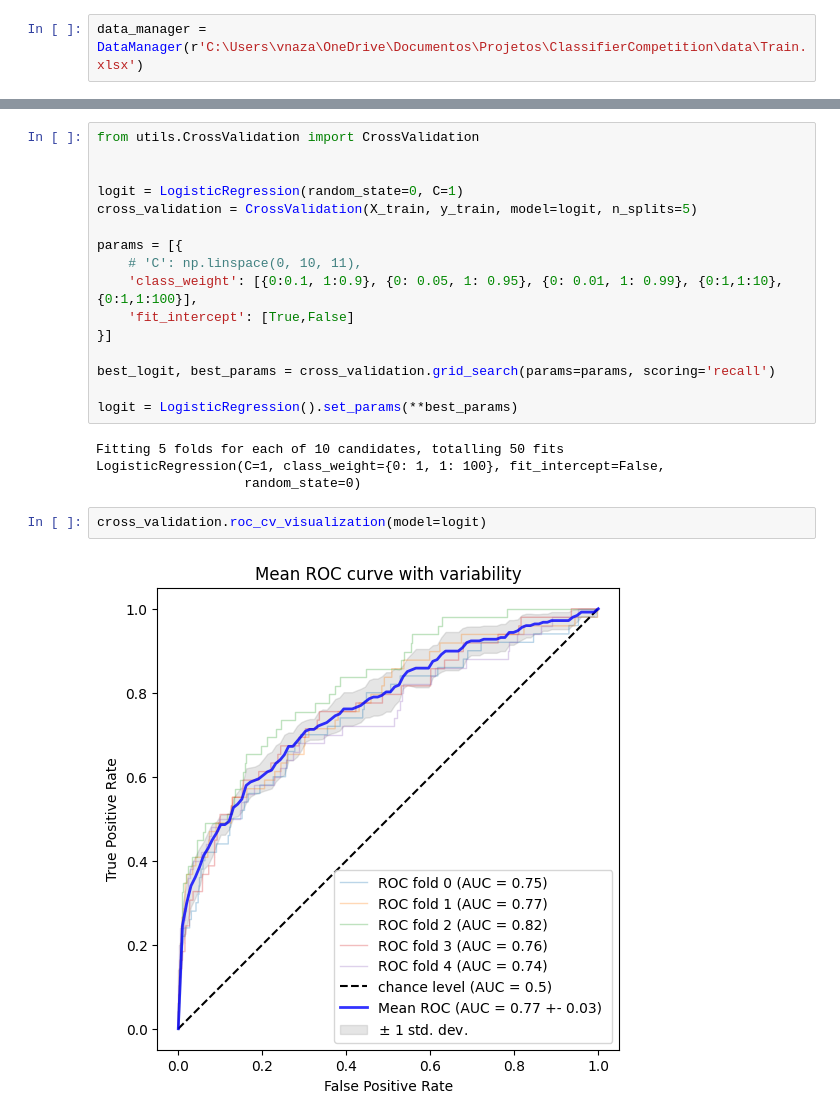
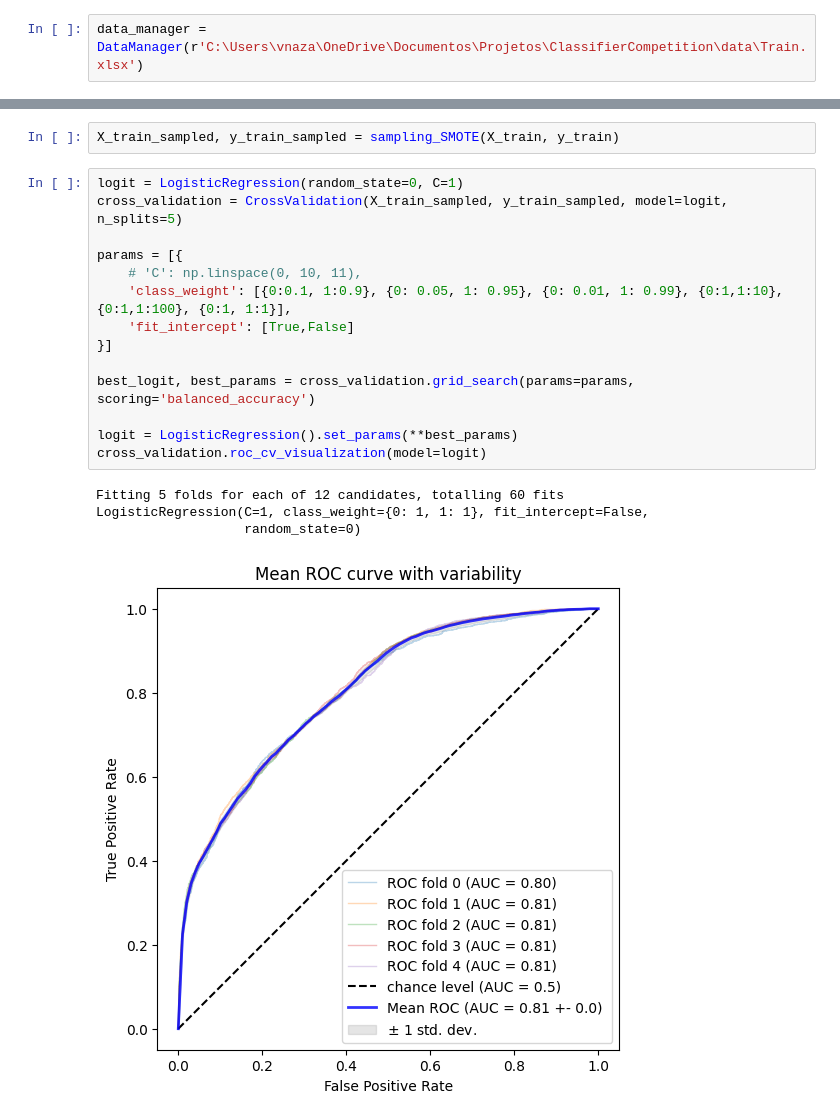
Before and after one commit to ViniNazato/ClassifierCompetition, a Jupyter notebook: models/LogisticRegression.ipynb, the cells around one changed output, grey strips where cells are left out. Saved outputs shown, nothing was run; the diff lists cells and outputs as text.

Commit message:
added new models

```diff
--- a/models/LogisticRegression.ipynb
+++ b/models/LogisticRegression.ipynb
@@ -27,27 +25,24 @@ Class
 0    99.785145
 1     0.214855
 Name: proportion, dtype: float64
+# %%
+X_train_sampled, y_train_sampled = sampling_SMOTE(X_train, y_train)
 # %%
-from utils.CrossValidation import CrossValidation
-
-
 logit = LogisticRegression(random_state=0, C=1)
-cross_validation = CrossValidation(X_train, y_train, model=logit, n_splits=5)
+cross_validation = CrossValidation(X_train_sampled, y_train_sampled, model=logit, n_splits=5)
 
 params = [{
     # 'C': np.linspace(0, 10, 11),
-    'class_weight': [{0:0.1, 1:0.9}, {0: 0.05, 1: 0.95}, {0: 0.01, 1: 0.99}, {0:1,1:10}, {0:1,1:100}],
+    'class_weight': [{0:0.1, 1:0.9}, {0: 0.05, 1: 0.95}, {0: 0.01, 1: 0.99}, {0:1,1:10}, {0:1,1:100}, {0:1, 1:1}],
     'fit_intercept': [True,False]
 }]
 
-best_logit, best_params = cross_validation.grid_search(params=params, scoring='recall')
+best_logit, best_params = cross_validation.grid_search(params=params, scoring='balanced_accuracy')
 
 logit = LogisticRegression().set_params(**best_params)
+cross_validation.roc_cv_visualization(model=logit)
 # %% [output]
-Fitting 5 folds for each of 10 candidates, totalling 50 fits
-LogisticRegression(C=1, class_weight={0: 1, 1: 100}, fit_intercept=False,
+Fitting 5 folds for each of 12 candidates, totalling 60 fits
+LogisticRegression(C=1, class_weight={0: 1, 1: 1}, fit_intercept=False,
                    random_state=0)
+[figure, added]
-# %%
-cross_validation.roc_cv_visualization(model=logit)
-# %% [output]
-[figure, removed]
```
Also changed, not shown: parts of 7 cells of this notebook, 10 other files.
